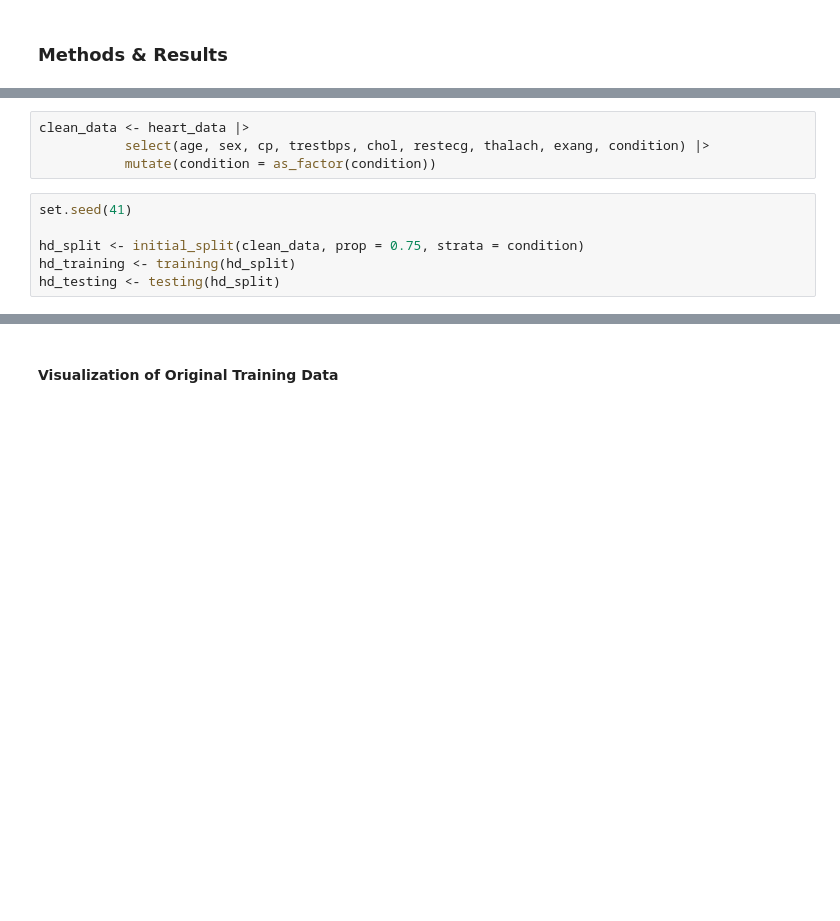
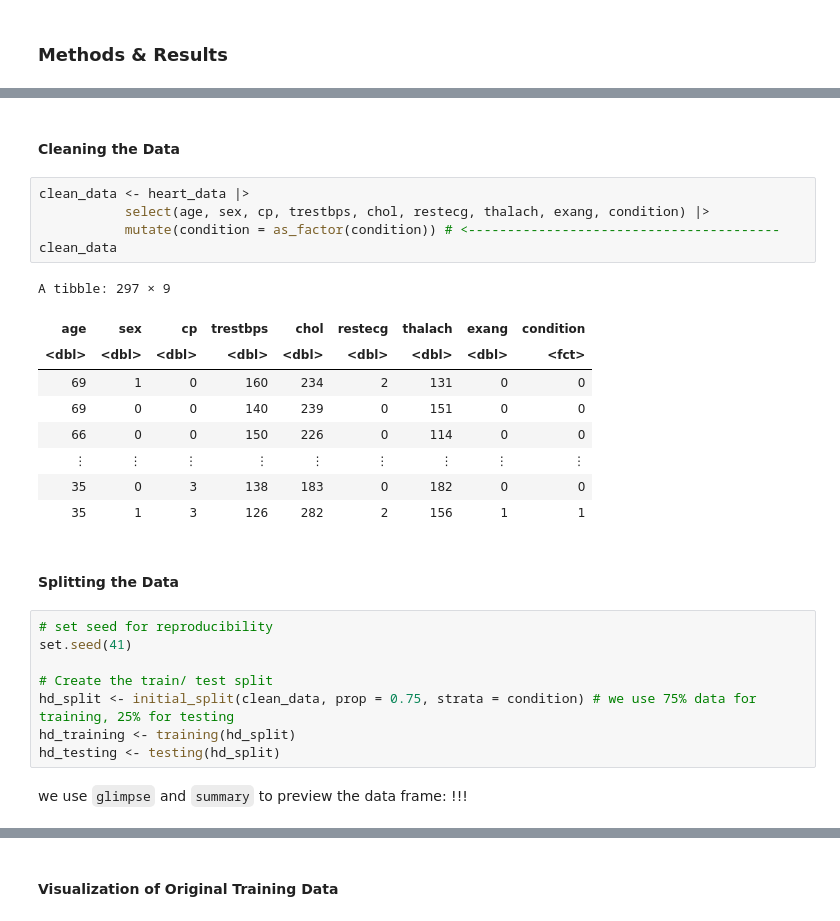
Before and after one commit to zjz02/DSCI-100-Group_41, a Jupyter notebook: Project Charlie.ipynb, the cells around one changed output, grey strips where cells are left out. Cells and saved outputs as stored; diff of their text form; blank space fills up the shorter version.

```diff
--- a/Project Charlie.ipynb
+++ b/Project Charlie.ipynb
@@ -42,10 +75,29 @@ dbl (14): age, sex, cp, trestbps, chol, fbs, restecg, thalach, exang, oldpea...
+# %% [markdown]
+#### Cleaning the Data <a id=issue-1></a>
 # %%
 clean_data <- heart_data |>
            select(age, sex, cp, trestbps, chol, restecg, thalach, exang, condition) |>
-           mutate(condition = as_factor(condition))
+           mutate(condition = as_factor(condition)) # <----------------------------------------
+clean_data
+# %% [output]
+A tibble: 297 × 9
+| age | sex | cp | trestbps | chol | restecg | thalach | exang | condition |
+| <dbl> | <dbl> | <dbl> | <dbl> | <dbl> | <dbl> | <dbl> | <dbl> | <fct> |
+| 69 | 1 | 0 | 160 | 234 | 2 | 131 | 0 | 0 |
+| 69 | 0 | 0 | 140 | 239 | 0 | 151 | 0 | 0 |
+| 66 | 0 | 0 | 150 | 226 | 0 | 114 | 0 | 0 |
+| ⋮ | ⋮ | ⋮ | ⋮ | ⋮ | ⋮ | ⋮ | ⋮ | ⋮ |
+| 35 | 0 | 3 | 138 | 183 | 0 | 182 | 0 | 0 |
+| 35 | 1 | 3 | 126 | 282 | 2 | 156 | 1 | 1 |
+# %% [markdown]
+#### Splitting the Data
 # %%
+# set seed for reproducibility
 set.seed(41)
 
-hd_split <- initial_split(clean_data, prop = 0.75, strata = condition)
+# Create the train/ test split
+hd_split <- initial_split(clean_data, prop = 0.75, strata = condition) # we use 75% data for training, 25% for testing
 hd_training <- training(hd_split)
 hd_testing <- testing(hd_split)
+# %% [markdown]
+we use `glimpse` and `summary` to preview the data frame:  !!! <a id=issue-2></a>
```
Also changed, not shown: parts of 27 cells of this notebook.
